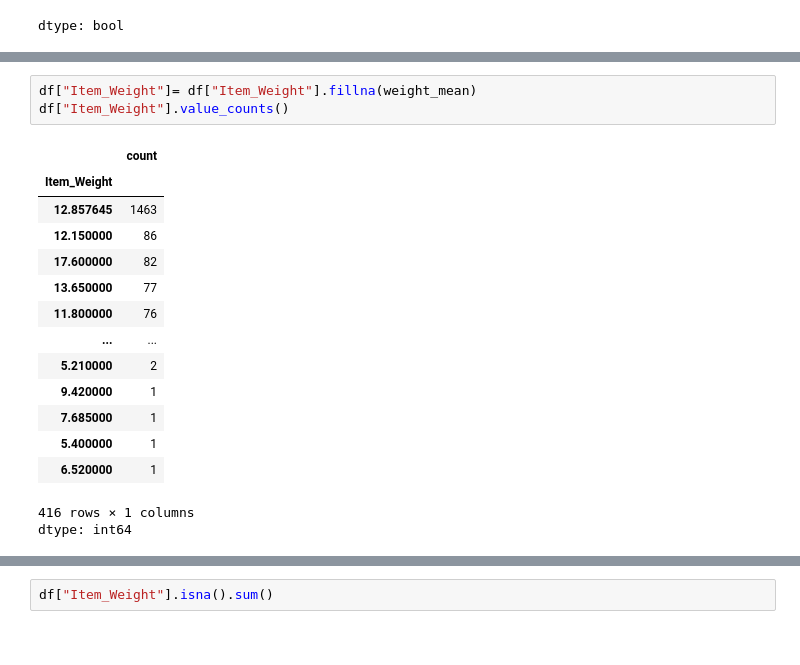
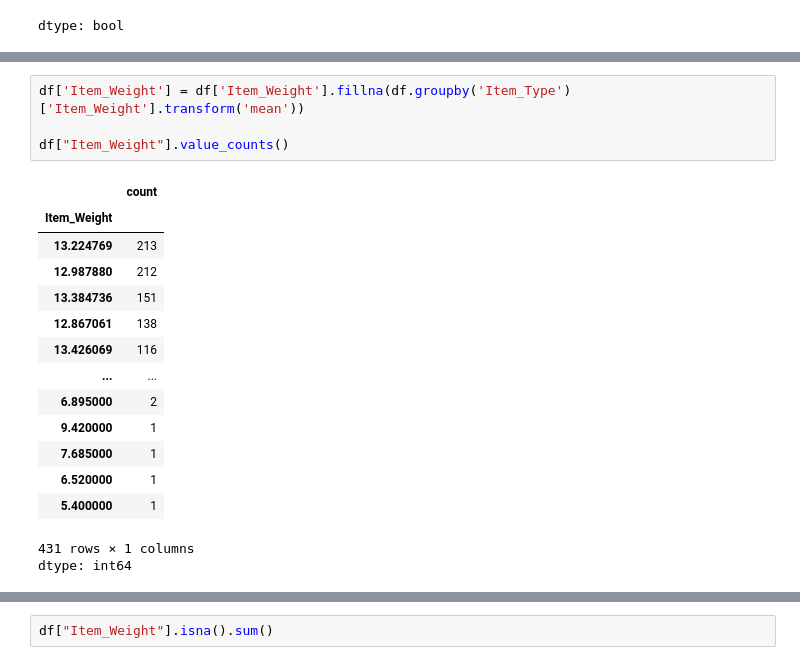
Before and after one commit to fadi-theodory/Prediction-of-Product-Sales, a Jupyter notebook: Project_1_Part_2_(Core).ipynb, the cells around one changed output, grey strips where cells are left out. Drawn from its saved outputs; the diff is of its cells as text.

```diff
--- a/Project_1_Part_2_(Core).ipynb
+++ b/Project_1_Part_2_(Core).ipynb
@@ -111,19 +133,20 @@ np.float64(12.857645184135976)
 # %%
-df["Item_Weight"]= df["Item_Weight"].fillna(weight_mean)
+df['Item_Weight'] = df['Item_Weight'].fillna(df.groupby('Item_Type')['Item_Weight'].transform('mean'))
+
 df["Item_Weight"].value_counts()
 # %% [output]
 |  | count |
 | Item_Weight |  |
-| 12.857645 | 1463 |
-| 12.150000 | 86 |
-| 17.600000 | 82 |
-| 13.650000 | 77 |
-| 11.800000 | 76 |
+| 13.224769 | 213 |
+| 12.987880 | 212 |
+| 13.384736 | 151 |
+| 12.867061 | 138 |
+| 13.426069 | 116 |
 | ... | ... |
-| 5.210000 | 2 |
+| 6.895000 | 2 |
 | 9.420000 | 1 |
 | 7.685000 | 1 |
+| 6.520000 | 1 |
 | 5.400000 | 1 |
-| 6.520000 | 1 |
-416 rows × 1 columns
+431 rows × 1 columns
 dtype: int64
```
Also changed, not shown: parts of 26 cells of this notebook.
